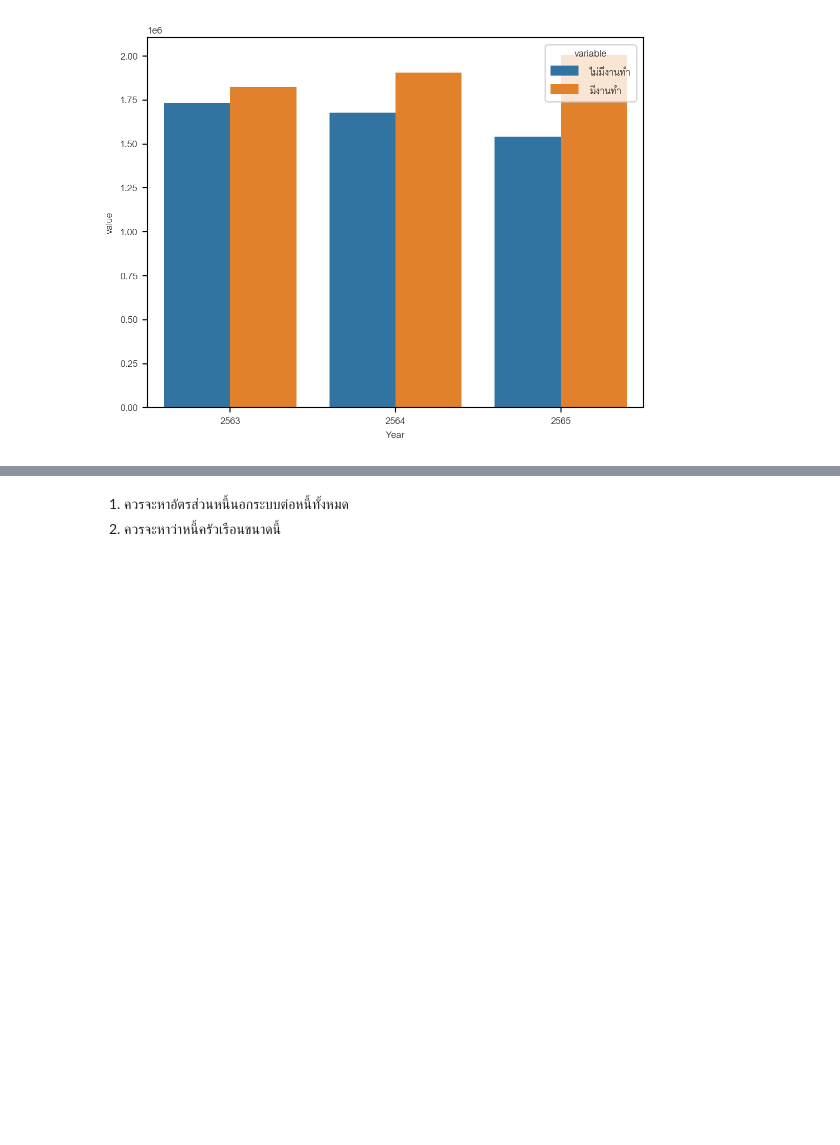
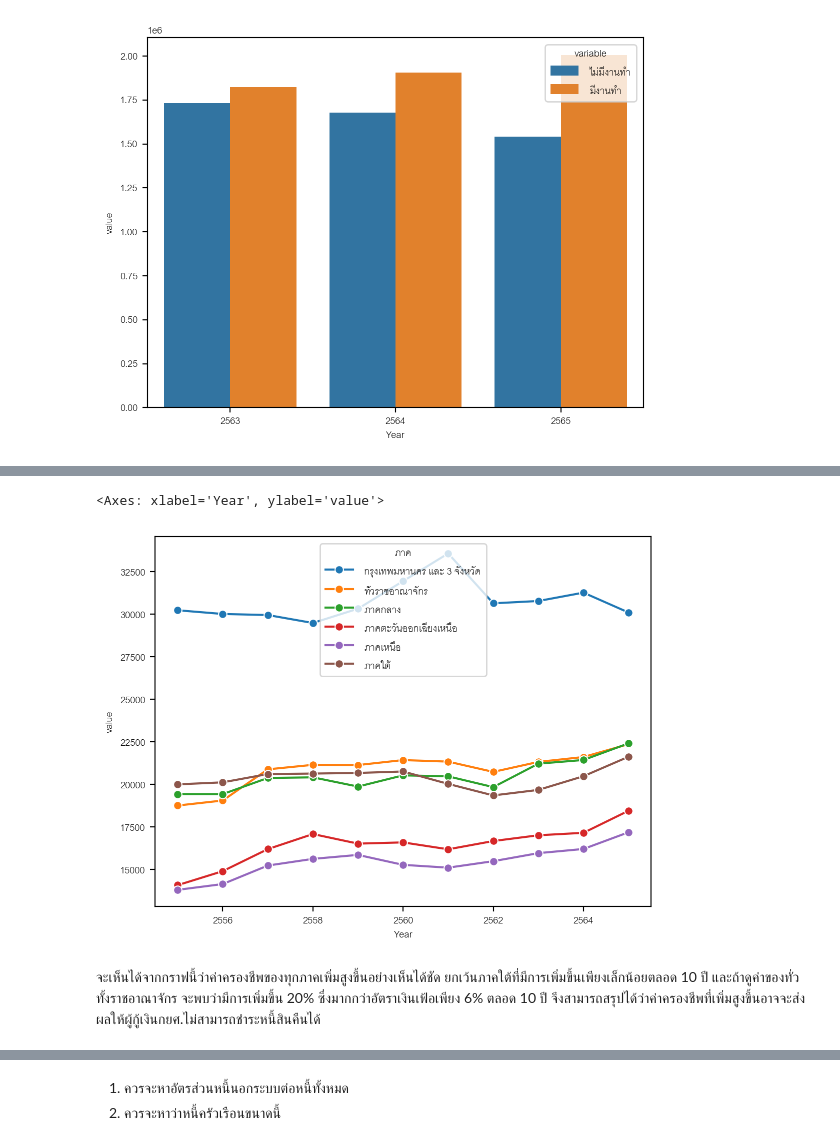
Before and after one commit to purachai-phonwisut/student-loan-analysis, a Jupyter notebook: notebook/pun.ipynb, the cells around one changed output, grey strips where cells are left out. Cells and saved outputs as stored; diff of their text form; code cells hidden in the pictures; blank space fills up the shorter version.

```diff
--- a/notebook/pun.ipynb
+++ b/notebook/pun.ipynb
@@ -112,0 +125,3 @@ sns.barplot(data=melt_df3, x='Year', y='value', hue='variable')
+# %%
+df1=pd.read_excel("https://www.nso.go.th/nsoweb/downloadFile/stat_impt/jA/file_xls_th", skiprows=2, skipfooter=1)
+df1
@@ -112,0 +142,10 @@ sns.barplot(data=melt_df3, x='Year', y='value', hue='variable')
+# %%
+# Groupby ภาค
+# เติมภาคให้เต็มช่อง
+df1['ภาค'] = df1['ภาค'].fillna(method='ffill')
+
+# Groupby ภาค
+years = [2555, 2556, 2557, 2558, 2559, 2560, 2561, 2562, 2563, 2564, 2565]
+grouped_df1 = df1.groupby('ภาค')[years].mean().round(2).reset_index()
+melt_df1 = grouped_df1.melt(id_vars=['ภาค'], var_name='Year', value_name='value')
+melt_df1
@@ -112,0 +166,7 @@ sns.barplot(data=melt_df3, x='Year', y='value', hue='variable')
+# %%
+sns.lineplot(data=melt_df1, x='Year', y='value', hue='ภาค', marker='o')
+# %% [output]
+<Axes: xlabel='Year', ylabel='value'>
+[figure, added]
+# %% [markdown]
+จะเห็นได้จากกราฟนี้ว่าค่าครองชีพของทุกภาคเพิ่มสูงขึ้นอย่างเห็นได้ชัด ยกเว้นภาคใต้ที่มีการเพิ่มขึ้นเพียงเล็กน้อยตลอด 10 ปี และถ้าดูค่าของทั่วทั้งราชอาณาจักร จะพบว่ามีการเพิ่มขึ้น 20% ซึ่งมากกว่าอัตราเงินเฟ้อเพียง 6% ตลอด 10 ปี จึงสามารถสรุปได้ว่าค่าครองชีพที่เพิ่มสูงขึ้นอาจจะส่งผลให้ผู้กู้เงินกยศ.ไม่สามารถชำระหนี้สินคืนได้
```
Also changed, not shown: parts of 32 cells of this notebook, 1 other file.
